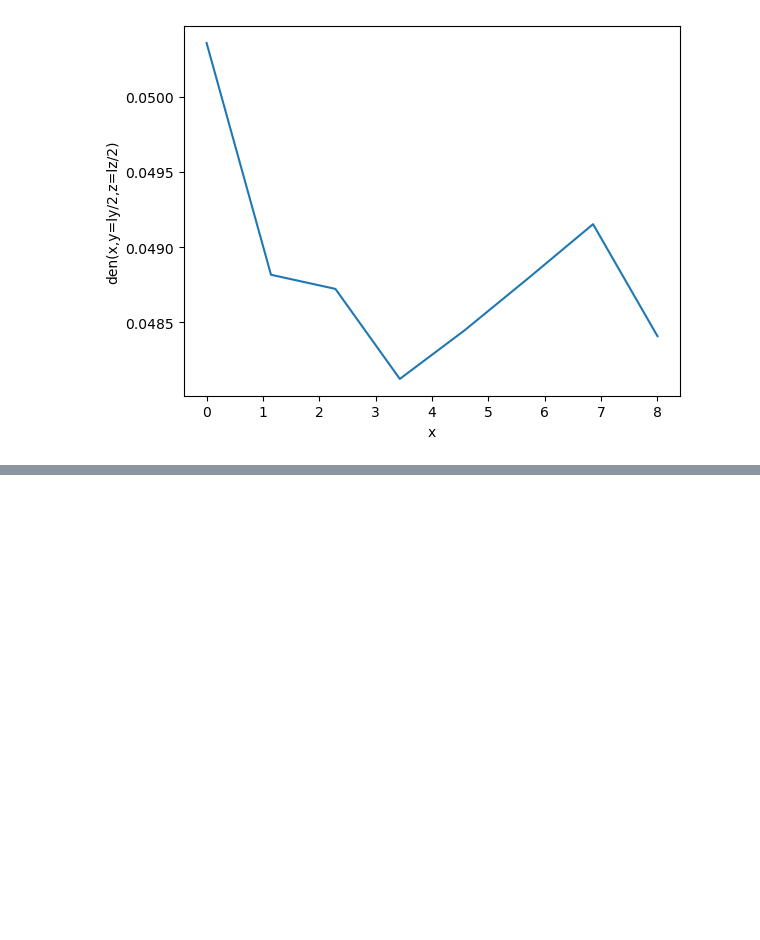
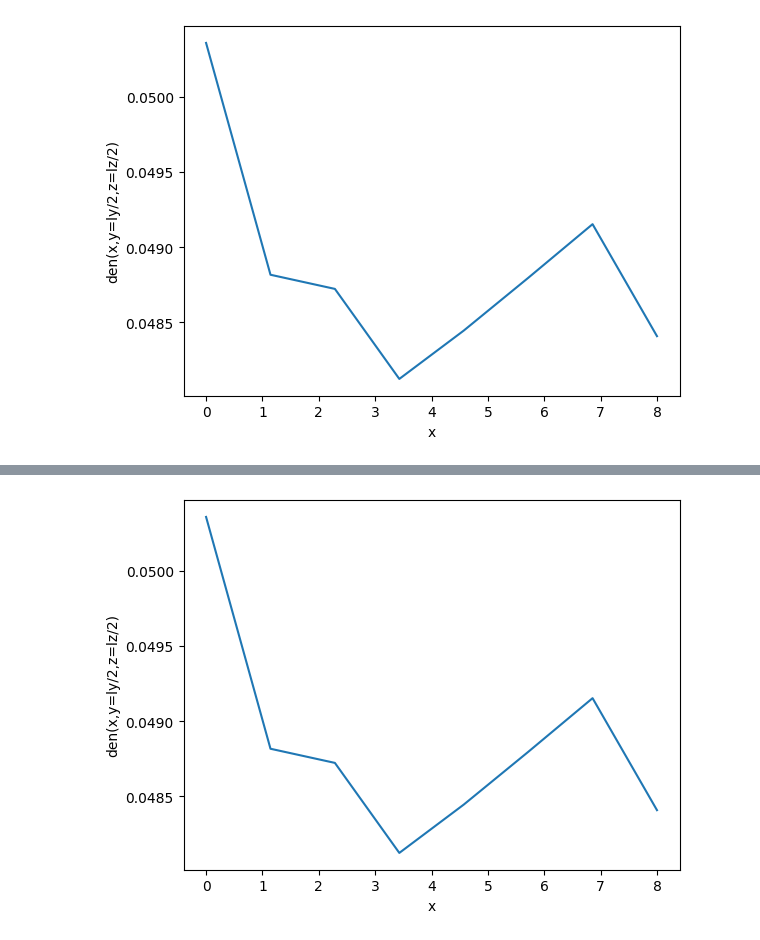
Before and after one commit to sparker730/3DGK, a Jupyter notebook: diag.ipynb, the cells around one changed output, grey strips where cells are left out. Drawn from its saved outputs; the diff is of its cells as text; code cells hidden in the pictures; blank space fills up the shorter version.

```diff
--- a/diag.ipynb
+++ b/diag.ipynb
@@ -53,0 +76,7 @@ plt.show()
+# %%
+plt.plot(x,den1d)
+plt.xlabel('x')
+plt.ylabel('den(x,y=ly/2,z=lz/2)')
+plt.show()
+# %% [output]
+[figure, added]
```
Also changed, not shown: parts of 6 cells of this notebook.
